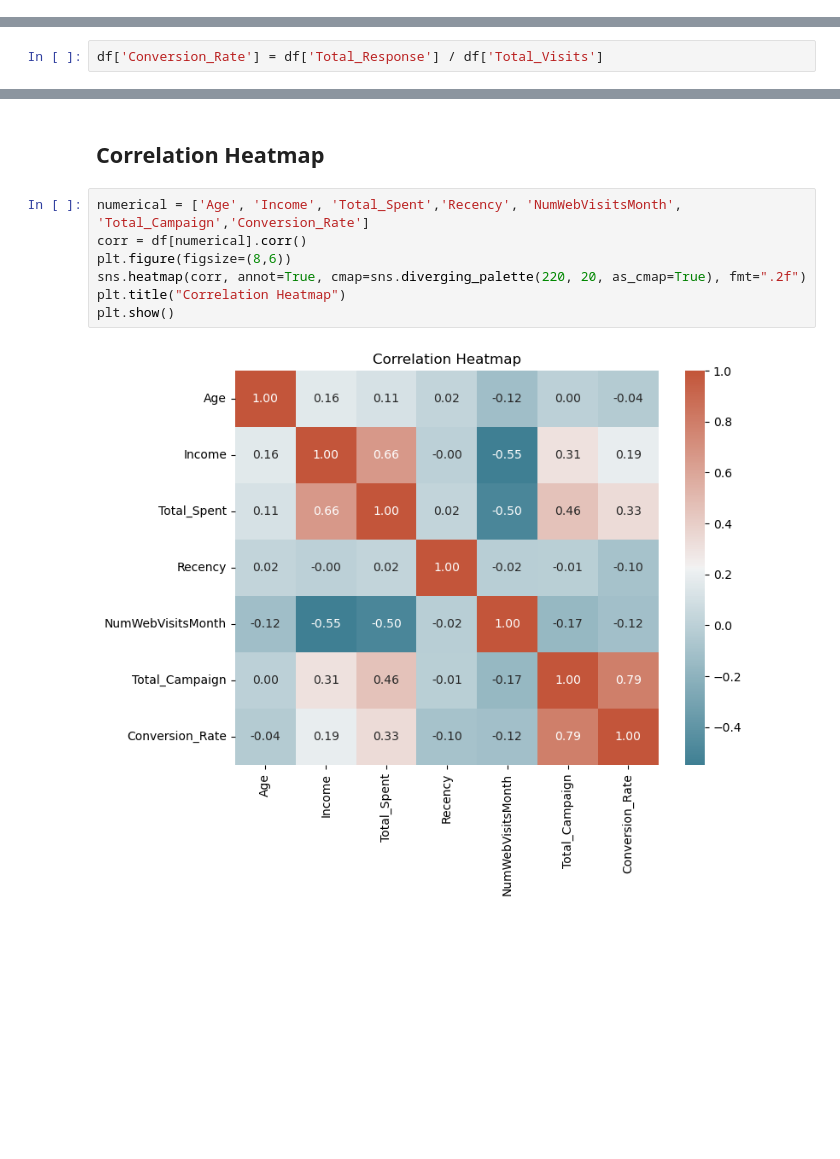
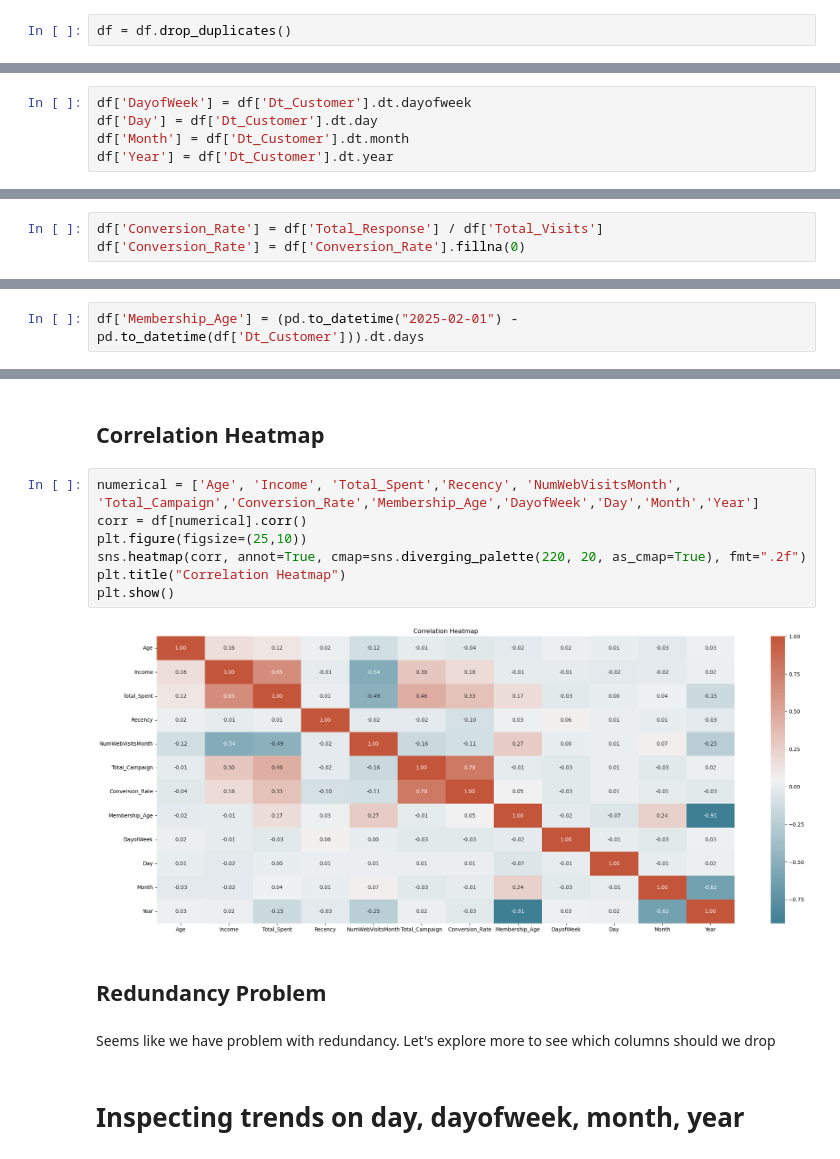
Before and after one commit to astynabilah/Exploring-Conversion-Rate-Trends-by-Income--Spending--and-Age, a Jupyter notebook: 2. Preprocessing and EDA.ipynb, the cells around one changed output, grey strips where cells are left out. Saved outputs shown, nothing was run; the diff lists cells and outputs as text; blank space fills up the shorter version.

```diff
--- a/2. Preprocessing and EDA.ipynb
+++ b/2. Preprocessing and EDA.ipynb
@@ -94,3 +110,5 @@ data_summary
+# %%
+df = df.drop_duplicates()
 # %% [markdown]
 # Problem with data
 # %% [markdown]
@@ -218,3 +238,8 @@ plt.show()
+# %%
+df['DayofWeek'] = df['Dt_Customer'].dt.dayofweek
+df['Day'] = df['Dt_Customer'].dt.day
+df['Month'] = df['Dt_Customer'].dt.month
+df['Year'] = df['Dt_Customer'].dt.year
 # %% [markdown]
 ## Age Group
 # %%
@@ -304,6 +329,7 @@ df['Total_Visits'] = df['NumWebVisitsMonth'] + df['NumWebPurchases'] + df['NumCa
 ## Conversion Rate
 # %%
 df['Conversion_Rate'] = df['Total_Response'] / df['Total_Visits']
+df['Conversion_Rate'] = df['Conversion_Rate'].fillna(0)
 # %% [markdown]
 ## Total Spent
 # %%
@@ -331,2 +359,4 @@ df[df['NumWebPurchases'] > df['NumWebVisitsMonth']]
+# %%
+df['Membership_Age'] = (pd.to_datetime("2025-02-01") - pd.to_datetime(df['Dt_Customer'])).dt.days
 # %% [markdown]
 # EDA
@@ -390,11 +405,17 @@ The correlation is still not really clear, we can try using heatmap
 # %% [markdown]
 ## Correlation Heatmap
 # %%
-numerical = ['Age', 'Income', 'Total_Spent','Recency', 'NumWebVisitsMonth', 'Total_Campaign','Conversion_Rate']
+numerical = ['Age', 'Income', 'Total_Spent','Recency', 'NumWebVisitsMonth', 'Total_Campaign','Conversion_Rate','Membership_Age','DayofWeek','Day','Month','Year']
 corr = df[numerical].corr()
-plt.figure(figsize=(8,6))
+plt.figure(figsize=(25,10))
 sns.heatmap(corr, annot=True, cmap=sns.diverging_palette(220, 20, as_cmap=True), fmt=".2f")
 plt.title("Correlation Heatmap")
 plt.show()
 # %% [output]
-[figure, old version]
+[figure, new version]
+# %% [markdown]
+## Redundancy Problem
+# %% [markdown]
+Seems like we have problem with redundancy. Let's explore more to see which columns should we drop
+# %% [markdown]
+# Inspecting trends on day, dayofweek, month, year
```
Also changed, not shown: parts of 34 cells of this notebook, 2 other files.
